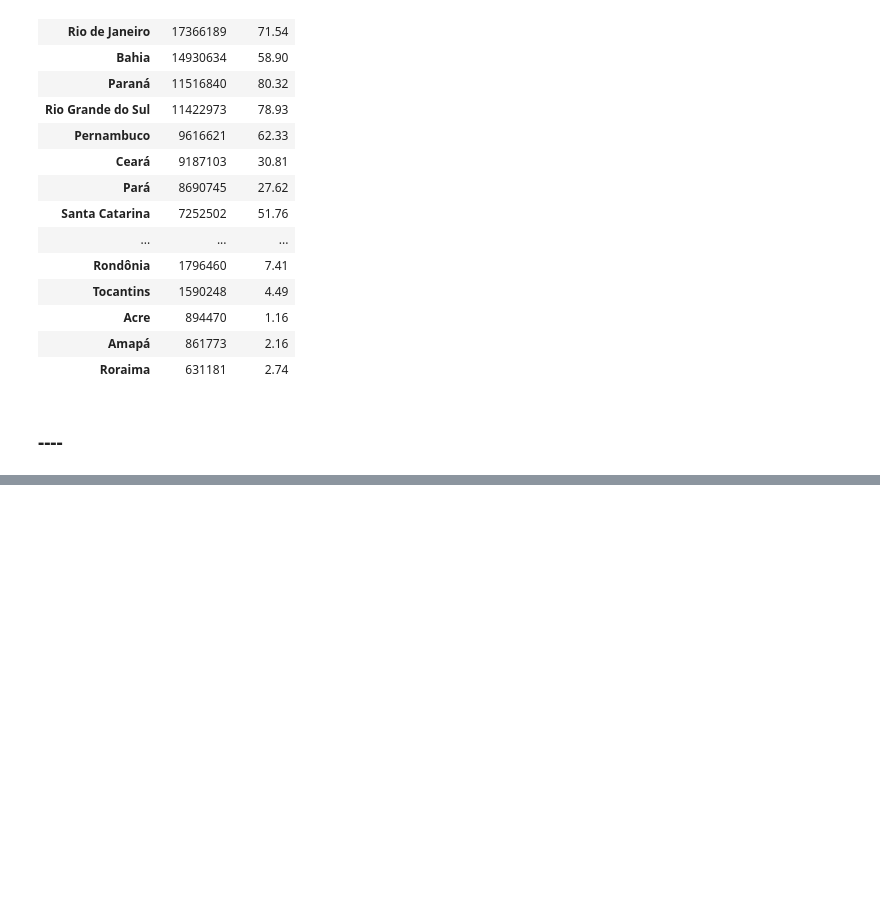
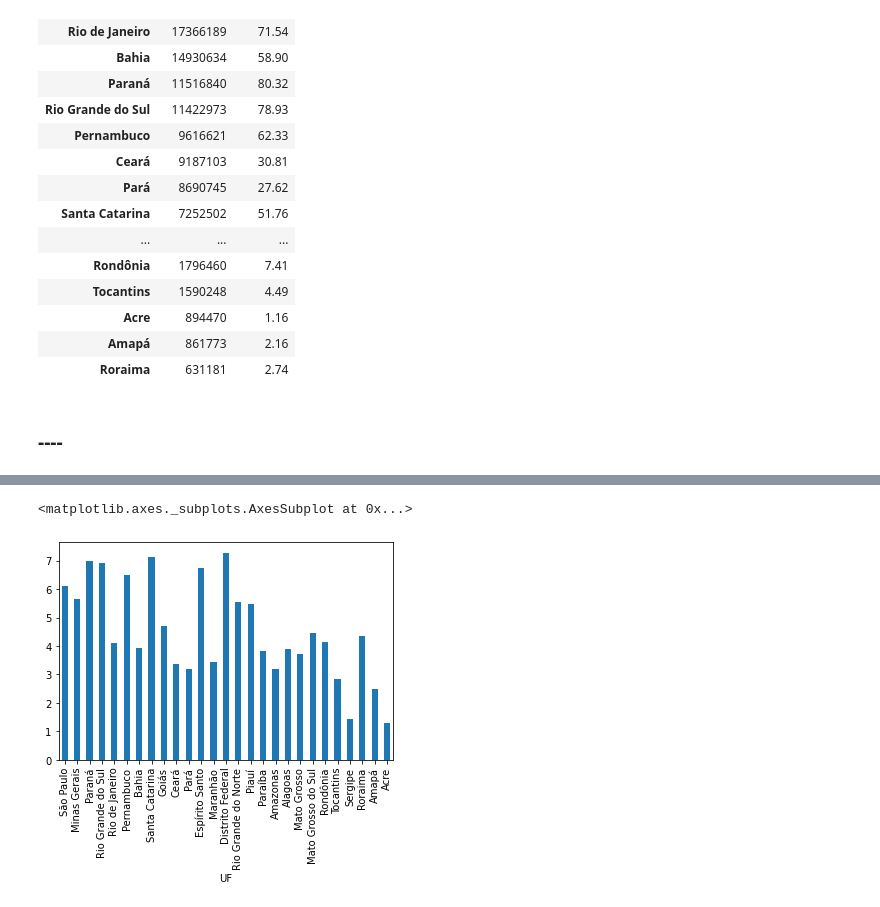
Before and after one commit to cfernando89/Bootcamp_Data_Science, a Jupyter notebook: Alura_BootCamp_Modulo2.ipynb, the cells around one changed output, grey strips where cells are left out. Cells and saved outputs as stored; diff of their text form; code cells hidden in the pictures; blank space fills up the shorter version.

```diff
--- a/Alura_BootCamp_Modulo2.ipynb
+++ b/Alura_BootCamp_Modulo2.ipynb
@@ -283,0 +337,3 @@ CleasingPopulation(populacao,gastos_mes_mais_recente)
+# %%
+gastos_e_populacao_recente['gasto_por_habitante'] = gastos_e_populacao_recente['gastos']/gastos_e_populacao_recente['populacao']
+gastos_e_populacao_recente.head()
@@ -283,0 +348,7 @@ CleasingPopulation(populacao,gastos_mes_mais_recente)
+# %%
+#Ordenado por estado que gasta mais em valor absoluto
+gastos_e_populacao_recente.sort_values('gastos',
+    ascending=False)['gasto_por_habitante'].plot(kind='bar')
+# %% [output]
+<matplotlib.axes._subplots.AxesSubplot at 0x...>
+[figure, added]
```
Also changed, not shown: parts of 48 cells of this notebook.
